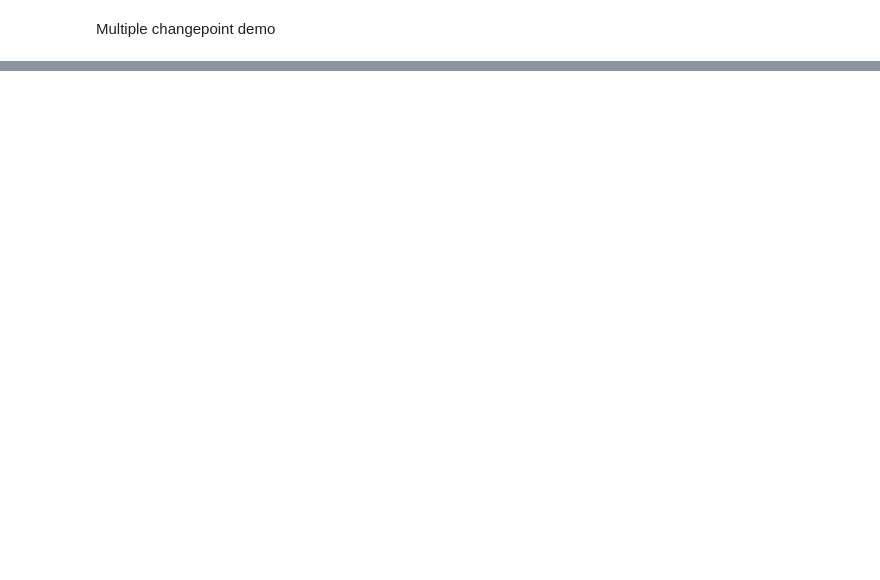
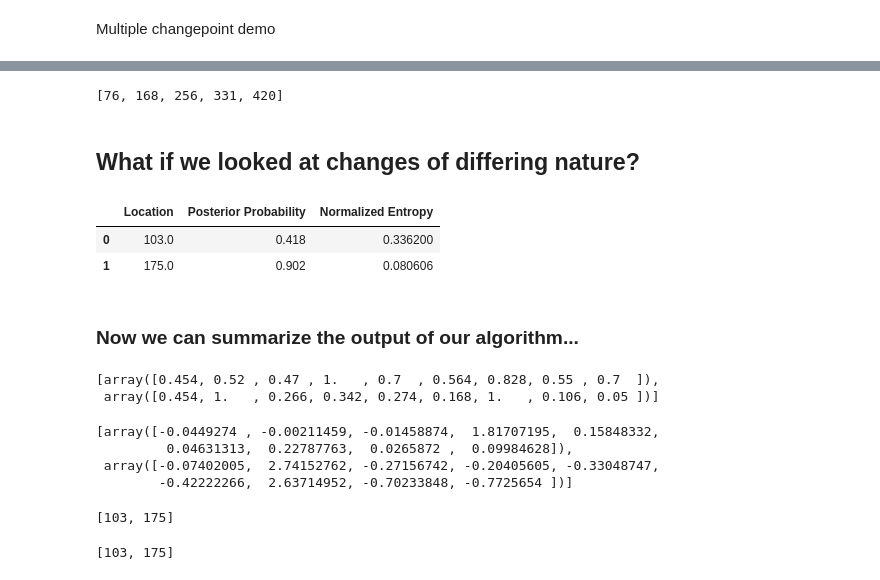
Before and after one commit to manilasoldier/bclr, a Jupyter notebook: bclr_multi_examples.ipynb, the cells around one changed output, grey strips where cells are left out. Saved outputs shown, nothing was run; the diff lists cells and outputs as text; code cells hidden in the pictures; blank space fills up the shorter version.

```diff
--- a/bclr_multi_examples.ipynb
+++ b/bclr_multi_examples.ipynb
@@ -46,0 +68,57 @@ for i in range(len(bkps2)-1):
+# %%
+kern_cpd = rpt.KernelCPD(kernel='rbf')
+kern_cpd.fit_predict(signal, n_bkps=5)[:-1]
+# %% [output]
+[76, 168, 256, 331, 420]
+# %% [markdown]
+## What if we looked at changes of differing nature?
+# %%
+np.random.seed(881923)
+h1 = np.array([[1, 0.2, 0.1], [0.2, 1, 0], [0.1, 0, 1]])
+h2 = np.array([[4, 0.2, 0.1], [0.2, 1, 0], [0.1, 0, 1]])
+L1 = np.linalg.cholesky(h1)
+L2 = np.linalg.cholesky(h2)
+
+a = np.random.randn(100, 3) @ L1
+b = np.random.randn(75, 3) @ L2
+c = np.random.randn(30, 3) @ L2 + np.broadcast_to([0, 3, -1], (30, 3))
+
+Xnew = pf.fit_transform(ss.fit_transform(np.r_[a,b,c]))
+# %%
+prior_cov9 = np.diag(np.repeat(1, 9))
+# %%
+bclrM_new = bclr.MultiBayesCC(Xnew, cps=2, prior_cov=prior_cov9, n_iter=1000)
+bclrM_new.warm_up()
+bclrM_new.fit()
+# %%
+bclrM_new.transform()
+bclrM_new.cps_df()
+# %% [output]
+|  | Location | Posterior Probability | Normalized Entropy |
+| 0 | 103.0 | 0.418 | 0.336200 |
+| 1 | 175.0 | 0.902 | 0.080606 |
+# %% [markdown]
+### Now we can summarize the output of our algorithm...
+# %%
+[np.mean(bc.post_beta > 0, axis=0) for bc in bclrM_new.bccs_]
+# %% [output]
+[array([0.454, 0.52 , 0.47 , 1.   , 0.7  , 0.564, 0.828, 0.55 , 0.7  ]),
+ array([0.454, 1.   , 0.266, 0.342, 0.274, 0.168, 1.   , 0.106, 0.05 ])]
+# %%
+# This indciates that the x_1^2 increases the most in the first instance,
+# and x_2 for the second changepoint, thought x_2^2 is close...
+[bc.post_beta_mean for bc in bclrM_new.bccs_]
+# %% [output]
+[array([-0.0449274 , -0.00211459, -0.01458874,  1.81707195,  0.15848332,
+         0.04631313,  0.22787763,  0.0265872 ,  0.09984628]),
+ array([-0.07402005,  2.74152762, -0.27156742, -0.20405605, -0.33048747,
+        -0.42222266,  2.63714952, -0.70233848, -0.7725654 ])]
+# %%
+# Usual rbf kernel with dynamic programming to find the changes...
+kern_cpd.fit_predict(Xnew, n_bkps = 2)[:-1]
+# %% [output]
+[103, 175]
+# %%
+changeforest.changeforest(Xnew).split_points()
+# %% [output]
+[103, 175]
```
Also changed, not shown: parts of 18 cells of this notebook, 4 other files.
